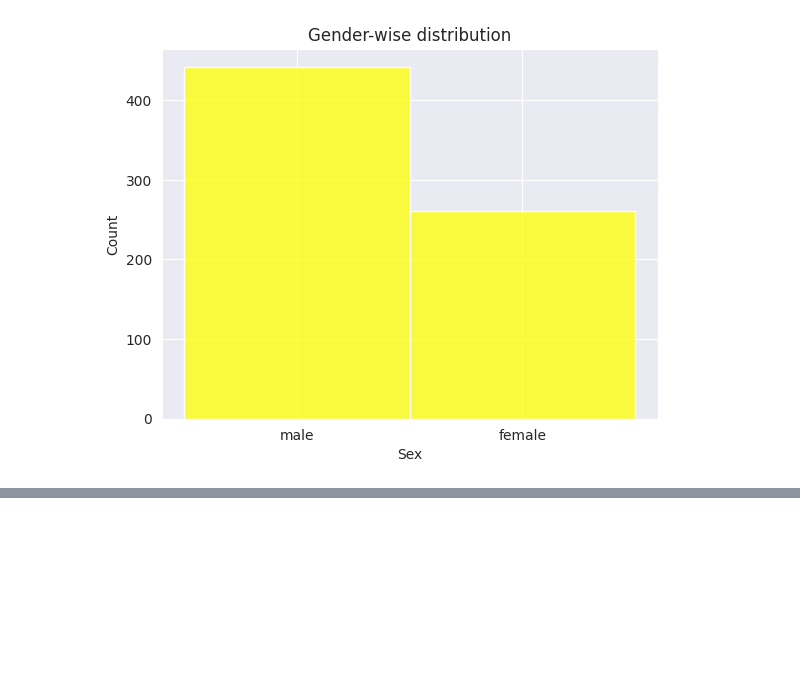
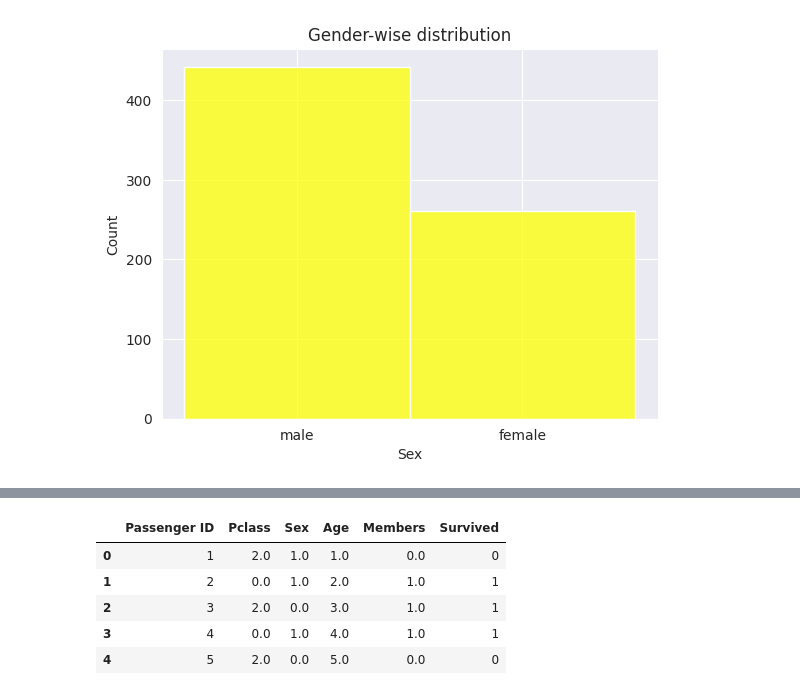
Before and after one commit to ankitg-02/Titanic, a Jupyter notebook: Titanic1.ipynb, the cells around one changed output, grey strips where cells are left out. Drawn from its saved outputs; the diff is of its cells as text; code cells hidden in the pictures; blank space fills up the shorter version.

```diff
--- a/Titanic1.ipynb
+++ b/Titanic1.ipynb
@@ -362,0 +364,15 @@ array([[  1.,   2.,   1.,   1.,  22.,   0.],
+# %%
+new_data.drop(columns='Passenger ID',axis=1,inplace=True)
+# %%
+new_data['Survived']=train_data['Survived']
+# %%
+new_data['Passenger ID']=train_data['Passenger ID']
+# %%
+new_data.head()
+# %% [output]
+|  | Passenger ID | Pclass | Sex | Age | Members | Survived |
+| 0 | 1 | 2.0 | 1.0 | 1.0 | 0.0 | 0 |
+| 1 | 2 | 0.0 | 1.0 | 2.0 | 1.0 | 1 |
+| 2 | 3 | 2.0 | 0.0 | 3.0 | 1.0 | 1 |
+| 3 | 4 | 0.0 | 1.0 | 4.0 | 1.0 | 1 |
+| 4 | 5 | 2.0 | 0.0 | 5.0 | 0.0 | 0 |
```
Also changed, not shown: parts of 4 cells of this notebook.
